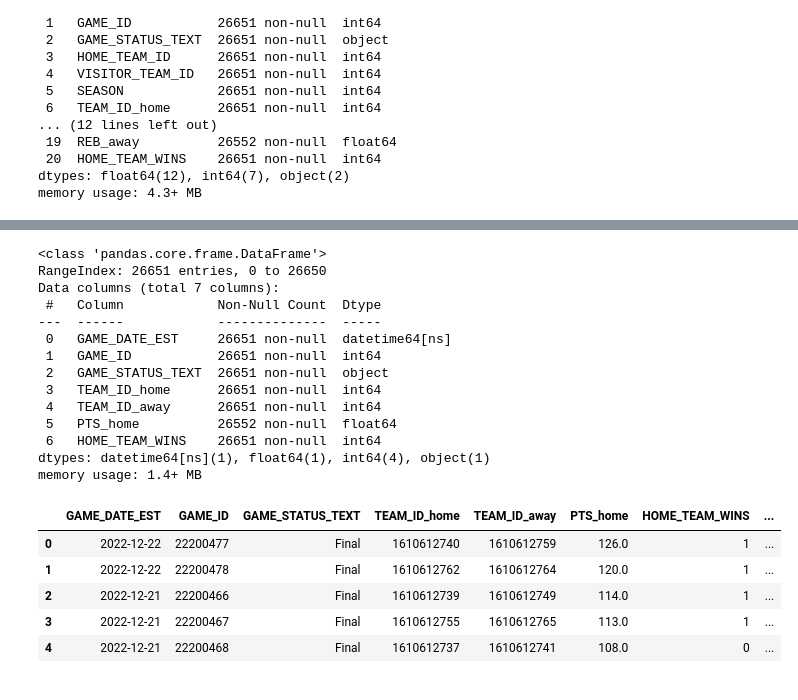
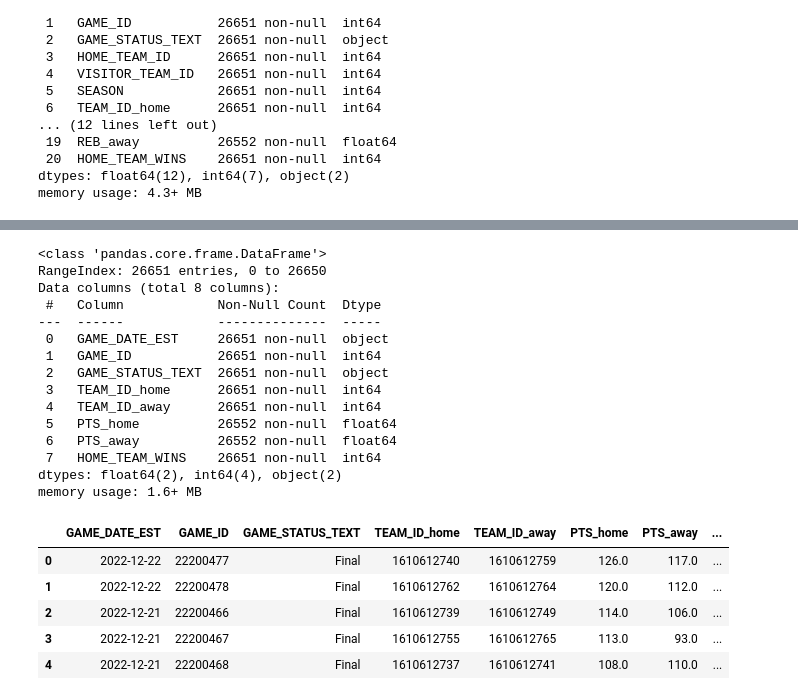
Before and after one commit to OctavioAlvarez1/Analisis-de-datos---NBA, a Jupyter notebook: proyecto-nba.ipynb, the cells around one changed output, grey strips where cells are left out. Saved outputs shown, nothing was run; the diff lists cells and outputs as text; code cells hidden in the pictures.

```diff
--- a/proyecto-nba.ipynb
+++ b/proyecto-nba.ipynb
@@ -67,6 +67,6 @@ memory usage: 4.3+ MB
 # %%
 #Filtro las columnas que voy a utilizar
 games = games[['GAME_DATE_EST', 'GAME_ID', 'GAME_STATUS_TEXT','TEAM_ID_home',
-              'TEAM_ID_away','PTS_home', 'HOME_TEAM_WINS']]
+              'TEAM_ID_away','PTS_home','PTS_away', 'HOME_TEAM_WINS']]
 games.head()
 # %% [output]
@@ -79,31 +79,36 @@ games.head()
 # %%
 #Cambio el tipo de dato de la fecha
-games['GAME_DATE_EST'] = pd.to_datetime(games['GAME_DATE_EST'], format='%Y-%m-%d')
+games.loc[:, 'GAME_DATE_EST'] = pd.to_datetime(games['GAME_DATE_EST'], format='%Y-%m-%d')
 # %%
 games.info()
 # %% [output]
 <class 'pandas.core.frame.DataFrame'>
 RangeIndex: 26651 entries, 0 to 26650
-Data columns (total 7 columns):
+Data columns (total 8 columns):
  #   Column            Non-Null Count  Dtype
 ---  ------            --------------  -----
- 0   GAME_DATE_EST     26651 non-null  datetime64[ns]
+ 0   GAME_DATE_EST     26651 non-null  object
  1   GAME_ID           26651 non-null  int64
  2   GAME_STATUS_TEXT  26651 non-null  object
  3   TEAM_ID_home      26651 non-null  int64
  4   TEAM_ID_away      26651 non-null  int64
  5   PTS_home          26552 non-null  float64
- 6   HOME_TEAM_WINS    26651 non-null  int64
-dtypes: datetime64[ns](1), float64(1), int64(4), object(1)
-memory usage: 1.4+ MB
+ 6   PTS_away          26552 non-null  float64
+ 7   HOME_TEAM_WINS    26651 non-null  int64
+dtypes: float64(2), int64(4), object(2)
+memory usage: 1.6+ MB
 # %%
 #Agrego la columna en la que se va a almacenar el año en que se jugó el partido
+# Convertir la columna 'GAME_DATE_EST' a datetime si aún no lo está
+games['GAME_DATE_EST'] = pd.to_datetime(games['GAME_DATE_EST'])
+
+# Agregar la columna 'year' para almacenar el año en que se jugó el partido
 games['year'] = games['GAME_DATE_EST'].dt.year
 games.head()
 # %% [output]
-|  | GAME_DATE_EST | GAME_ID | GAME_STATUS_TEXT | TEAM_ID_home | TEAM_ID_away | PTS_home | HOME_TEAM_WINS | ... |
-| 0 | 2022-12-22 | 22200477 | Final | 1610612740 | 1610612759 | 126.0 | 1 | ... |
-| 1 | 2022-12-22 | 22200478 | Final | 1610612762 | 1610612764 | 120.0 | 1 | ... |
-| 2 | 2022-12-21 | 22200466 | Final | 1610612739 | 1610612749 | 114.0 | 1 | ... |
-| 3 | 2022-12-21 | 22200467 | Final | 1610612755 | 1610612765 | 113.0 | 1 | ... |
-| 4 | 2022-12-21 | 22200468 | Final | 1610612737 | 1610612741 | 108.0 | 0 | ... |
+|  | GAME_DATE_EST | GAME_ID | GAME_STATUS_TEXT | TEAM_ID_home | TEAM_ID_away | PTS_home | PTS_away | ... |
+| 0 | 2022-12-22 | 22200477 | Final | 1610612740 | 1610612759 | 126.0 | 117.0 | ... |
+| 1 | 2022-12-22 | 22200478 | Final | 1610612762 | 1610612764 | 120.0 | 112.0 | ... |
+| 2 | 2022-12-21 | 22200466 | Final | 1610612739 | 1610612749 | 114.0 | 106.0 | ... |
+| 3 | 2022-12-21 | 22200467 | Final | 1610612755 | 1610612765 | 113.0 | 93.0 | ... |
+| 4 | 2022-12-21 | 22200468 | Final | 1610612737 | 1610612741 | 108.0 | 110.0 | ... |
```
Also changed, not shown: parts of 30 cells of this notebook.
